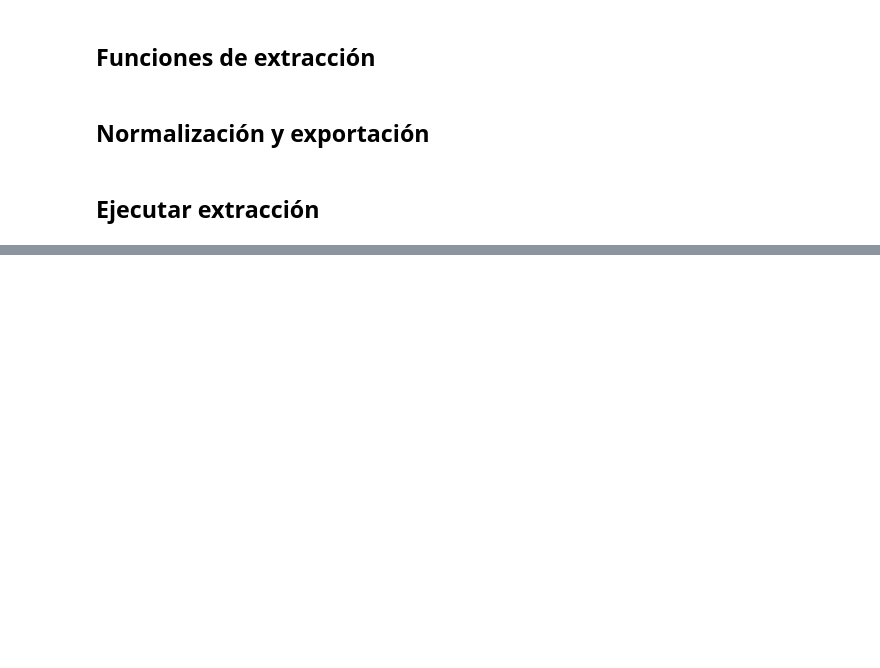
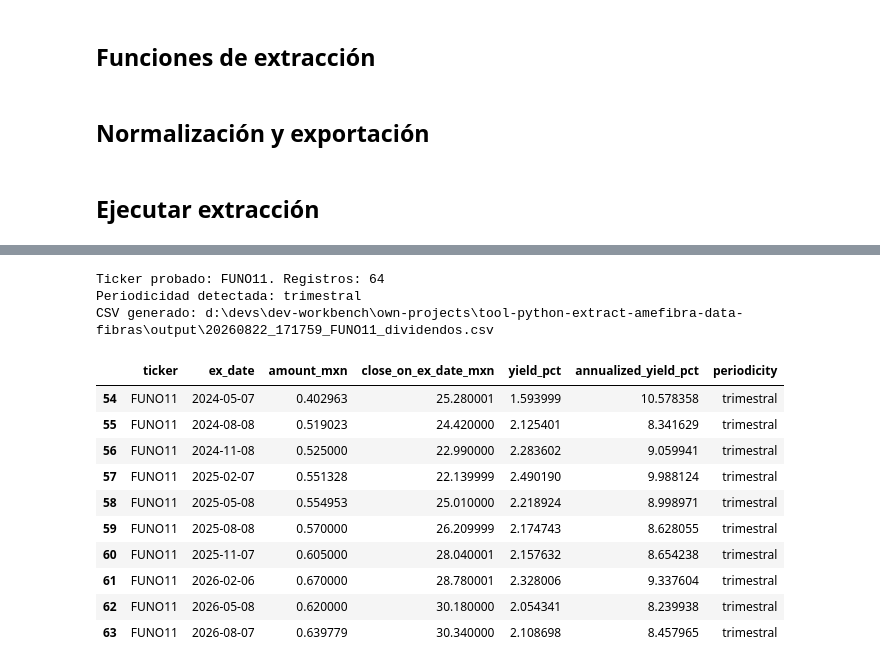
Before and after one commit to liazamudio/tool-python-extract-amefibra-data-fibras, a Jupyter notebook: amefibra-indice-fibras.ipynb, the cells around one changed output, grey strips where cells are left out. Saved outputs shown, nothing was run; the diff lists cells and outputs as text; code cells hidden in the pictures; blank space fills up the shorter version.

Commit message:
Implementación de consulta de dividendos de las FIBRAS

```diff
--- a/amefibra-indice-fibras.ipynb
+++ b/amefibra-indice-fibras.ipynb
@@ -187,0 +191,3 @@ if EXPORTAR_XLSX:
+# %%
+df_emisoras = df[["Emisora"]]
+print(df_emisoras)
@@ -187,0 +330,31 @@ if EXPORTAR_XLSX:
+# %%
+TICKER_PRUEBA = "FUNO11"
+assert TICKER_PRUEBA in set(df_emisoras["Emisora"]), "El ticker de prueba no está en el listado AMEFIBRA."
+
+historial_dividendos = obtener_distribuciones(TICKER_PRUEBA)
+assert list(historial_dividendos.columns) == COLUMNAS_DISTRIBUCIONES
+assert historial_dividendos["ex_date"].is_monotonic_increasing
+assert not historial_dividendos.duplicated(subset=["ticker", "ex_date", "amount_mxn"]).any()
+assert (historial_dividendos["amount_mxn"] > 0).all()
+assert historial_dividendos["annualized_yield_pct"].notna().all()
+assert Path(historial_dividendos.attrs["ruta_csv"]).exists()
+
+print(f"Ticker probado: {TICKER_PRUEBA}. Registros: {len(historial_dividendos)}")
+print(f"Periodicidad detectada: {historial_dividendos['periodicity'].iloc[0]}")
+print(f"CSV generado: {historial_dividendos.attrs['ruta_csv']}")
+display(historial_dividendos.tail(10))
+# %% [output]
+Ticker probado: FUNO11. Registros: 64
+Periodicidad detectada: trimestral
+CSV generado: d:\devs\dev-workbench\own-projects\tool-python-extract-amefibra-data-fibras\output\20260822_171759_FUNO11_dividendos.csv
+|  | ticker | ex_date | amount_mxn | close_on_ex_date_mxn | yield_pct | annualized_yield_pct | periodicity |
+| 54 | FUNO11 | 2024-05-07 | 0.402963 | 25.280001 | 1.593999 | 10.578358 | trimestral |
+| 55 | FUNO11 | 2024-08-08 | 0.519023 | 24.420000 | 2.125401 | 8.341629 | trimestral |
+| 56 | FUNO11 | 2024-11-08 | 0.525000 | 22.990000 | 2.283602 | 9.059941 | trimestral |
+| 57 | FUNO11 | 2025-02-07 | 0.551328 | 22.139999 | 2.490190 | 9.988124 | trimestral |
+| 58 | FUNO11 | 2025-05-08 | 0.554953 | 25.010000 | 2.218924 | 8.998971 | trimestral |
+| 59 | FUNO11 | 2025-08-08 | 0.570000 | 26.209999 | 2.174743 | 8.628055 | trimestral |
+| 60 | FUNO11 | 2025-11-07 | 0.605000 | 28.040001 | 2.157632 | 8.654238 | trimestral |
+| 61 | FUNO11 | 2026-02-06 | 0.670000 | 28.780001 | 2.328006 | 9.337604 | trimestral |
+| 62 | FUNO11 | 2026-05-08 | 0.620000 | 30.180000 | 2.054341 | 8.239938 | trimestral |
+| 63 | FUNO11 | 2026-08-07 | 0.639779 | 30.340000 | 2.108698 | 8.457965 | trimestral |
```
Also changed, not shown: parts of 6 cells of this notebook, 1 other file.
